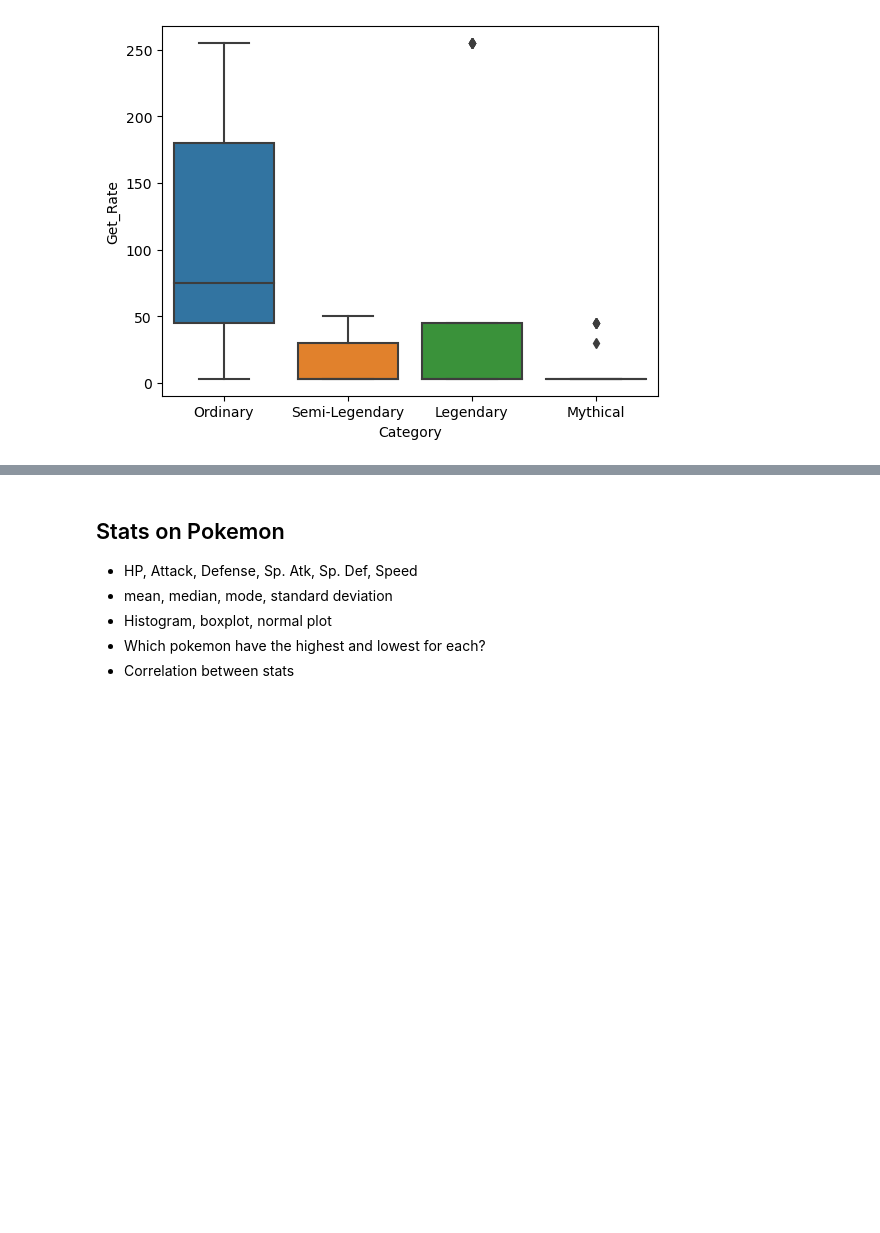
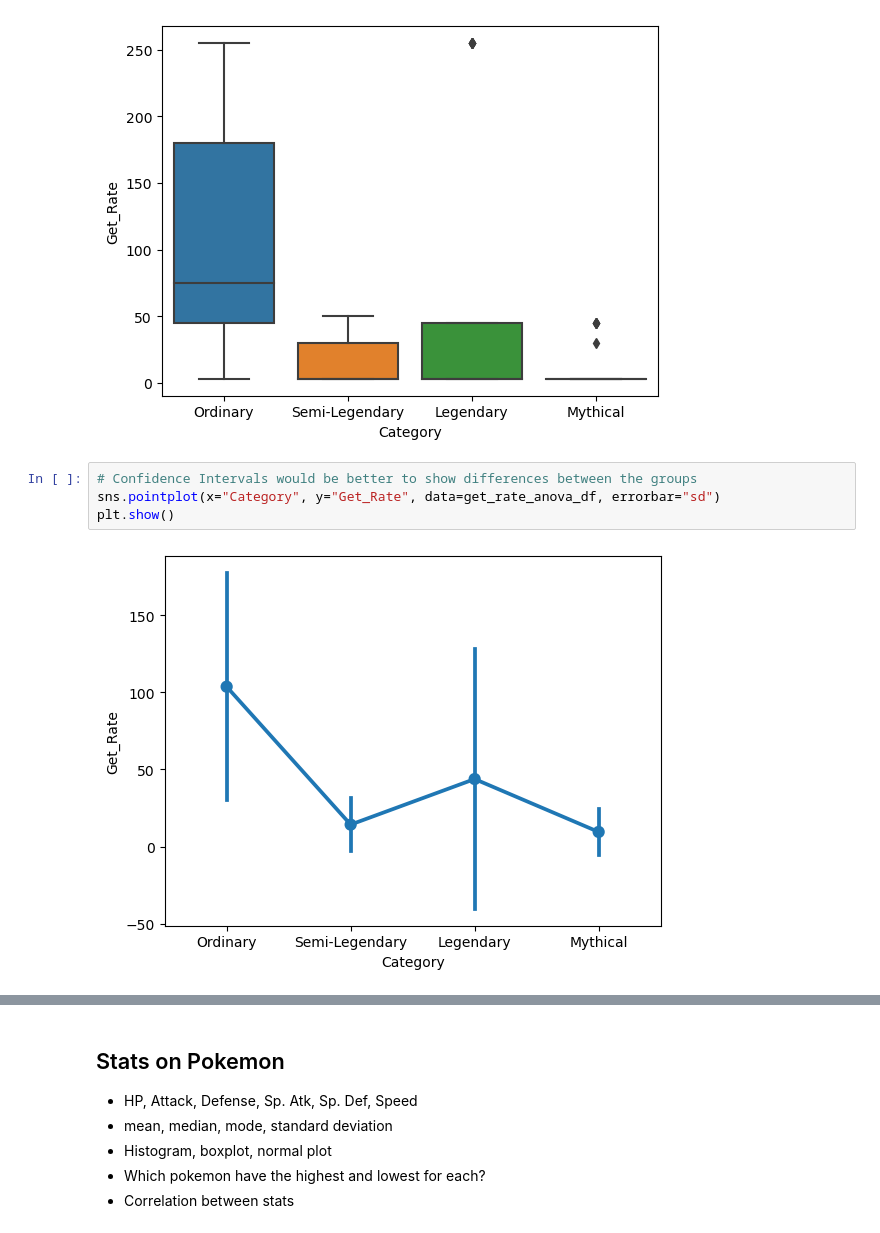
Before and after one commit to sarsteg/pokemon-index-analysis, a Jupyter notebook: analysis.ipynb, the cells around one changed output, grey strips where cells are left out. Saved outputs shown, nothing was run; the diff lists cells and outputs as text; blank space fills up the shorter version.

Commit message:
ci for get rate

```diff
--- a/analysis.ipynb
+++ b/analysis.ipynb
@@ -376,3 +377,9 @@ Semi-Legendary      0.146     0.606       0.0           1.000
 get_rate_boxplot = sns.boxplot(x='Category', y='Get_Rate', data=get_rate_anova_df)
 # %% [output]
 [figure]
+# %%
+# Confidence Intervals would be better to show differences between the groups
+sns.pointplot(x="Category", y="Get_Rate", data=get_rate_anova_df, errorbar="sd")
+plt.show()
+# %% [output]
+[figure, added]
```
Also changed, not shown: parts of 2 cells of this notebook.
